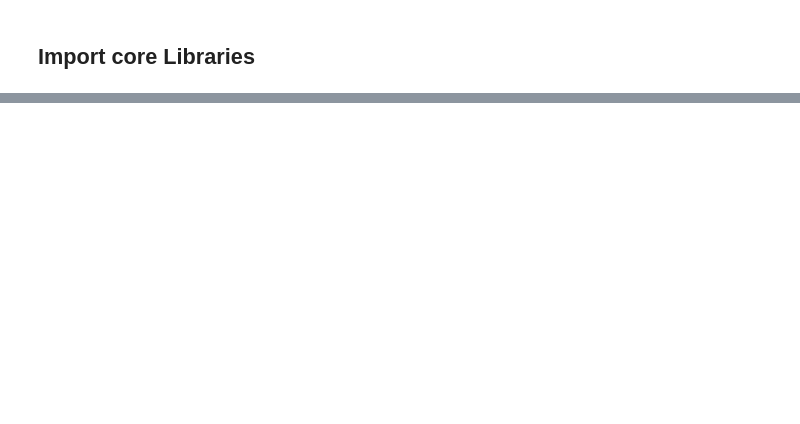
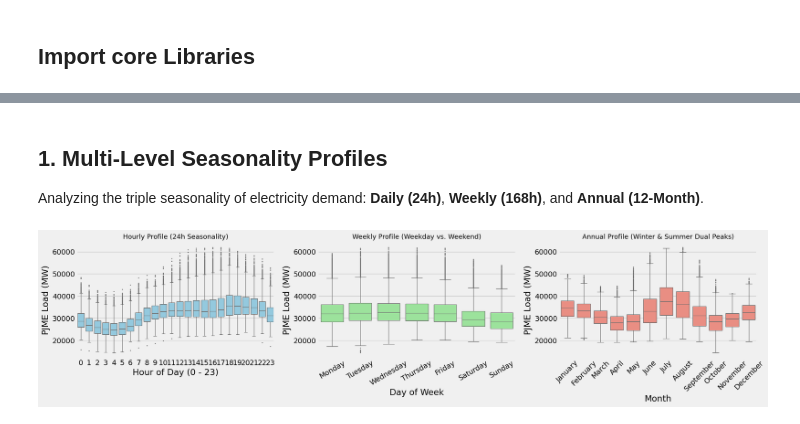
Before and after one commit to Abdellah0x1/Electricty-Consumption-Time-Series-Forecasting, a Jupyter notebook: notebooks/Explotary Data Analysis.ipynb, the cells around one changed output, grey strips where cells are left out. Cells and saved outputs as stored; diff of their text form; code cells hidden in the pictures; blank space fills up the shorter version.

```diff
--- a/notebooks/Explotary Data Analysis.ipynb
+++ b/notebooks/Explotary Data Analysis.ipynb
@@ -60,0 +75,2 @@ plt.show()
+# %%
+df = load_pjme(freq='h')
@@ -60,0 +87,40 @@ plt.show()
+# %% [markdown]
+## 1. Multi-Level Seasonality Profiles
+Analyzing the triple seasonality of electricity demand: **Daily (24h)**, **Weekly (168h)**, and **Annual (12-Month)**.
+# %%
+# Feature extraction for seasonality analysis
+df_plot = df.copy()
+df_plot['hour'] = df_plot.index.hour
+df_plot['day_of_week'] = df_plot.index.day_name()
+df_plot['month'] = df_plot.index.month_name()
+df_plot['year'] = df_plot.index.year
+
+fig, axes = plt.subplots(1, 3, figsize=(20, 5))
+
+# 1. Daily cycle (24h)
+sns.boxplot(data=df_plot, x='hour', y='y', ax=axes[0], color='skyblue', fliersize=1)
+axes[0].set_title('Hourly Profile (24h Seasonality)', fontsize=13)
+axes[0].set_xlabel('Hour of Day (0 - 23)')
+axes[0].set_ylabel('PJME Load (MW)')
+
+# 2. Weekly cycle (Weekday vs. Weekend)
+days_order = ['Monday', 'Tuesday', 'Wednesday', 'Thursday', 'Friday', 'Saturday', 'Sunday']
+sns.boxplot(data=df_plot, x='day_of_week', y='y', order=days_order, ax=axes[1], color='lightgreen', fliersize=1)
+axes[1].set_xticklabels(axes[1].get_xticklabels(), rotation=30)
+axes[1].set_title('Weekly Profile (Weekday vs. Weekend)', fontsize=13)
+axes[1].set_xlabel('Day of Week')
+axes[1].set_ylabel('PJME Load (MW)')
+
+# 3. Monthly cycle (Winter & Summer peaks)
+months_order = ['January', 'February', 'March', 'April', 'May', 'June',
+                'July', 'August', 'September', 'October', 'November', 'December']
+sns.boxplot(data=df_plot, x='month', y='y', order=months_order, ax=axes[2], color='salmon', fliersize=1)
+axes[2].set_xticklabels(axes[2].get_xticklabels(), rotation=45)
+axes[2].set_title('Annual Profile (Winter & Summer Dual Peaks)', fontsize=13)
+axes[2].set_xlabel('Month')
+axes[2].set_ylabel('PJME Load (MW)')
+
+plt.tight_layout()
+plt.show()
+# %% [output]
+[figure, added]
```
Also changed, not shown: parts of 22 cells of this notebook.
